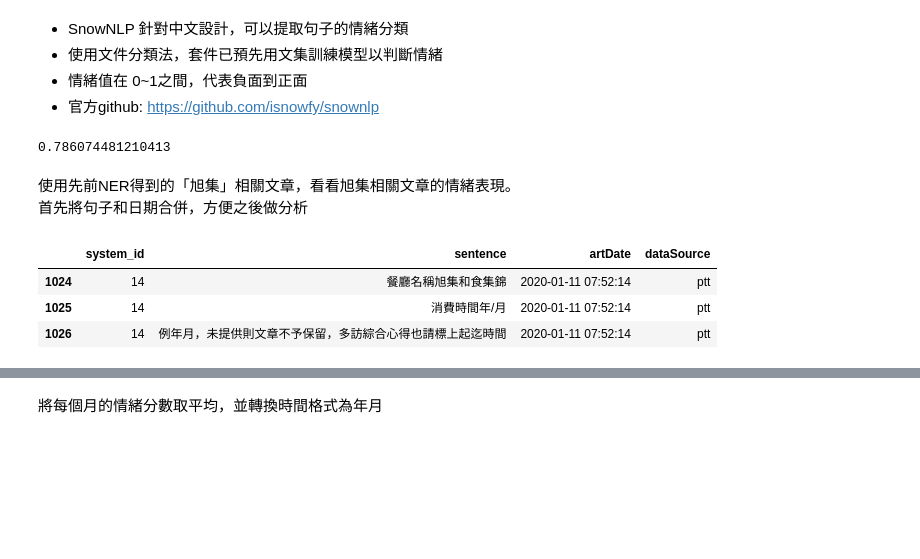
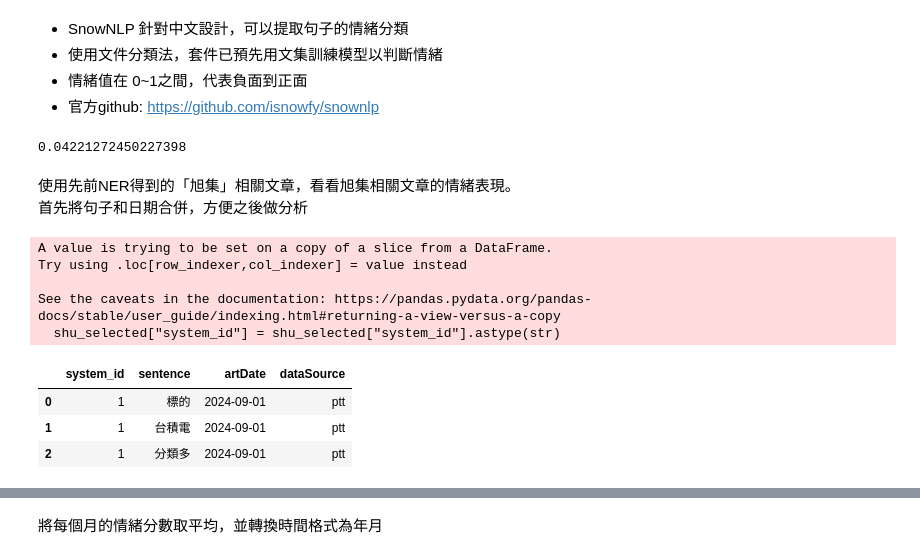
Before and after one commit to SmallRG/2025SMA, a Jupyter notebook: program1_2.ipynb, the cells around one changed output, grey strips where cells are left out. Saved outputs shown, nothing was run; the diff lists cells and outputs as text; code cells hidden in the pictures; blank space fills up the shorter version.

```diff
--- a/program1_2.ipynb
+++ b/program1_2.ipynb
@@ -437,7 +427,7 @@ Text(0.5, 0, 'Word Frequency')
 下面找出「台積電」相關文章，與後續情緒分析一起做探索
 # %%
 keyword_list = ['台積電']
-shu_selected = df[df['artContent'].str.contains('|'.join(keyword_list),regex=True)]
+shu_selected = df[df['artContent'].str.contains('|'.join(keyword_list), regex=True, na=False)]
 print(f"{' '.join(keyword_list)}：{shu_selected.shape[0]}篇相關貼文")
 shu_selected.head(3)
 # %% [output]
@@ -599,23 +592,37 @@ fig.show()
 + 官方github: https://github.com/isnowfy/snownlp
 # %%
 from snownlp import SnowNLP
-s = SnowNLP('這部電影很讚')
+s = SnowNLP('這個計劃掏空了台灣')
 s.sentiments # 範圍在 0~ 1之間 (負面~正面)
 # %% [output]
-0.786074481210413
+0.04221272450227398
 # %% [markdown]
 使用先前NER得到的「旭集」相關文章，看看旭集相關文章的情緒表現。<br>
 首先將句子和日期合併，方便之後做分析
 # %%
 sentence_table = pd.read_csv("raw_data/zh/sentence_table_buffet.csv") #匯資料
 
-sentiment_date = pd.merge(sentence_table,shu_selected[['system_id','artDate','dataSource']],on='system_id',how='left').dropna()
+sentence_table["system_id"] = sentence_table["system_id"].astype(str)
+shu_selected["system_id"] = shu_selected["system_id"].astype(str)
+
+sentiment_date = pd.merge(
+    sentence_table,
+    shu_selected[['system_id','artDate','dataSource']],
+    on='system_id',
+    how='left'
+).dropna()
+
 sentiment_date.head(3)
 # %% [output]
+A value is trying to be set on a copy of a slice from a DataFrame.
+Try using .loc[row_indexer,col_indexer] = value instead
+
+See the caveats in the documentation: https://pandas.pydata.org/pandas-docs/stable/user_guide/indexing.html#returning-a-view-versus-a-copy
+  shu_selected["system_id"] = shu_selected["system_id"].astype(str)
 |  | system_id | sentence | artDate | dataSource |
-| 1024 | 14 | 餐廳名稱旭集和食集錦 | 2020-01-11 07:52:14 | ptt |
-| 1025 | 14 | 消費時間年/月 | 2020-01-11 07:52:14 | ptt |
-| 1026 | 14 | 例年月，未提供則文章不予保留，多訪綜合心得也請標上起迄時間 | 2020-01-11 07:52:14 | ptt |
+| 0 | 1 | 標的 | 2024-09-01 | ptt |
+| 1 | 1 | 台積電 | 2024-09-01 | ptt |
+| 2 | 1 | 分類多 | 2024-09-01 | ptt |
 # %%
 def get_sentiment(sent):
     s = SnowNLP(sent)
```
Also changed, not shown: parts of 36 cells of this notebook.
